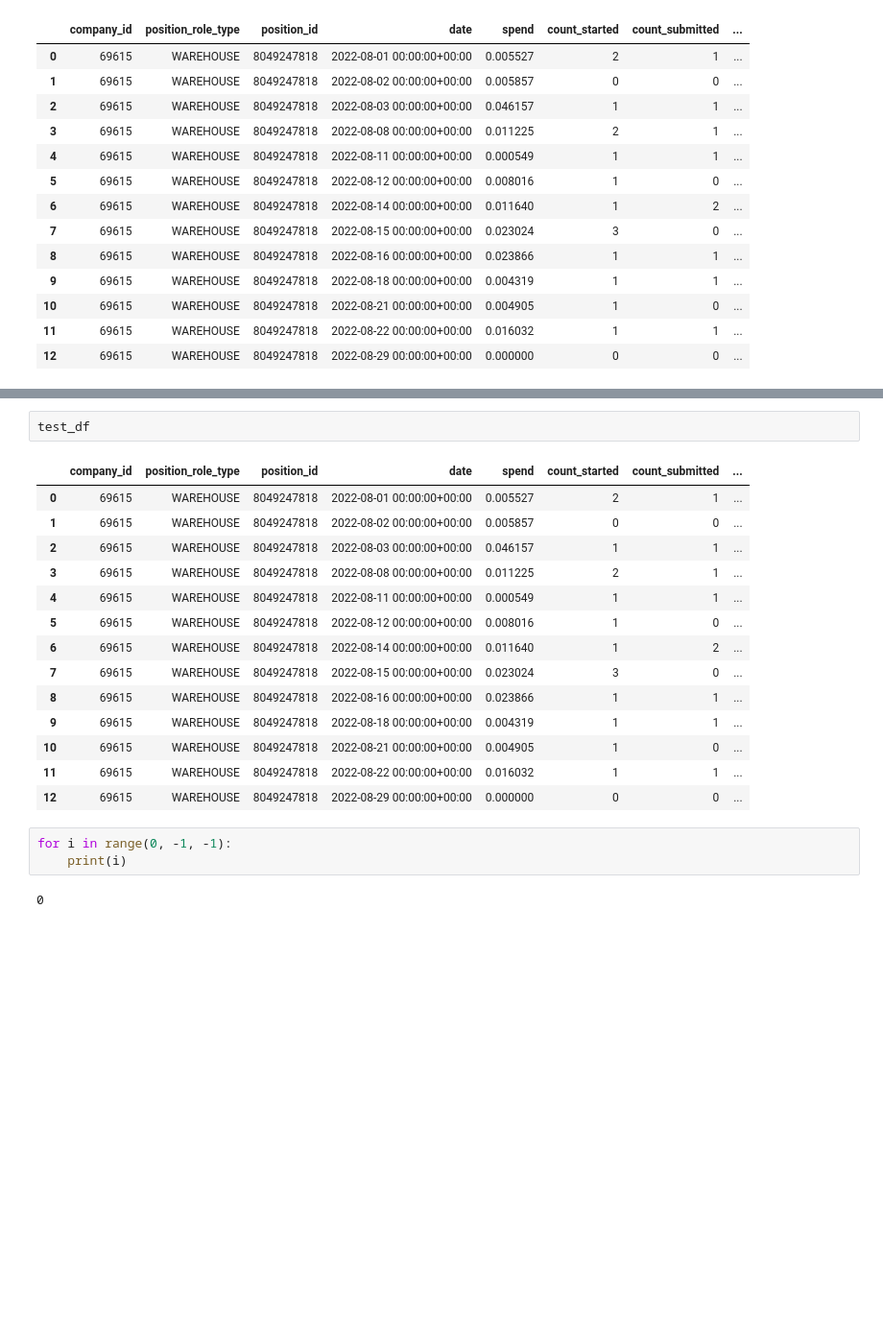
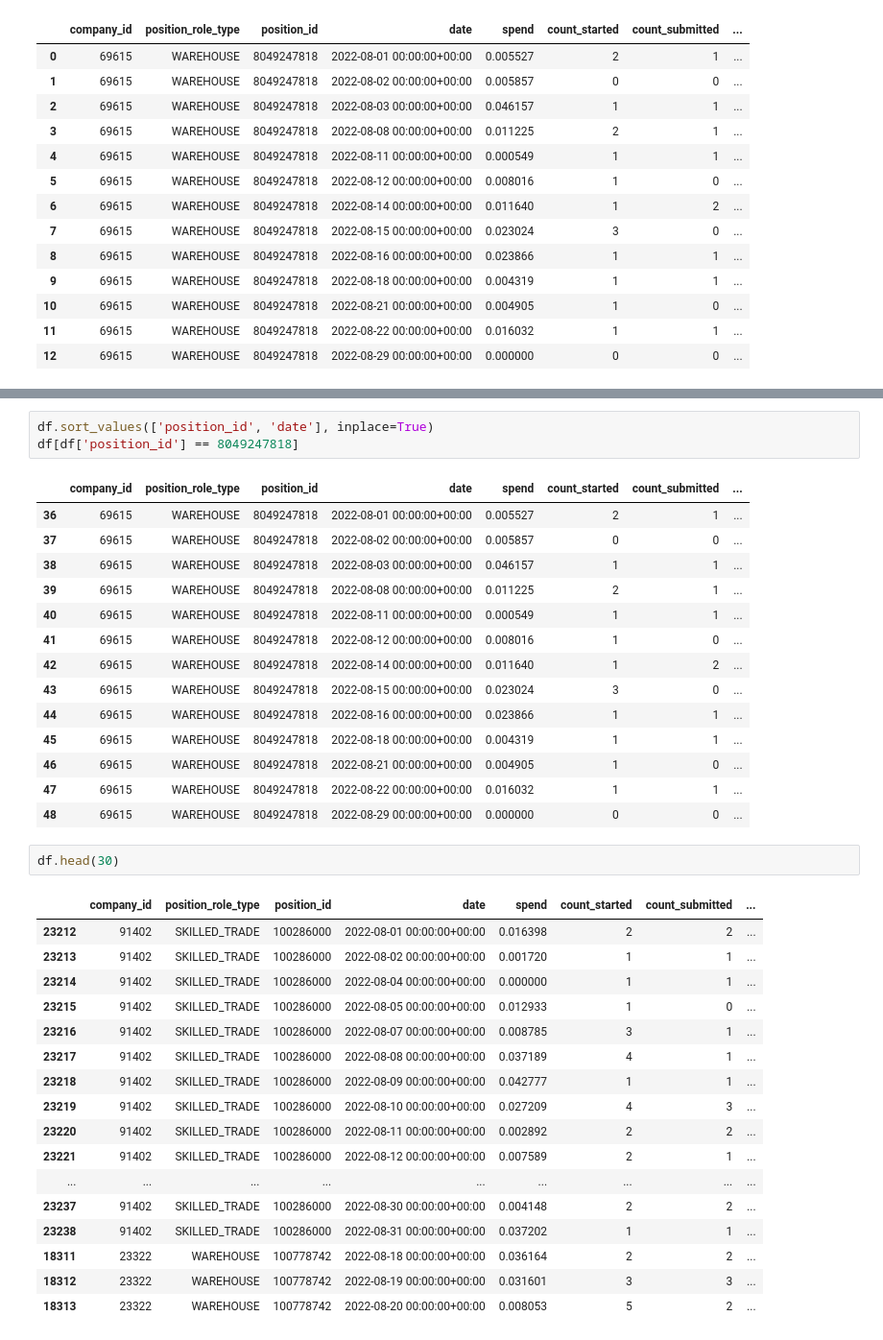
Before and after one commit to JacobTews/hiring_pipeline_analysis, a Jupyter notebook: eda.ipynb, the cells around one changed output, grey strips where cells are left out. Shown at 96% size. Cells and saved outputs as stored; diff of their text form; blank space fills up the shorter version.

```diff
--- a/eda.ipynb
+++ b/eda.ipynb
@@ -793,22 +757,38 @@ Delta: 15
 # %%
-test_df
+df.sort_values(['position_id', 'date'], inplace=True)
+df[df['position_id'] == 8049247818]
 # %% [output]
 |  | company_id | position_role_type | position_id | date | spend | count_started | count_submitted | ... |
-| 0 | 69615 | WAREHOUSE | 8049247818 | 2022-08-01 00:00:00+00:00 | 0.005527 | 2 | 1 | ... |
-| 1 | 69615 | WAREHOUSE | 8049247818 | 2022-08-02 00:00:00+00:00 | 0.005857 | 0 | 0 | ... |
-| 2 | 69615 | WAREHOUSE | 8049247818 | 2022-08-03 00:00:00+00:00 | 0.046157 | 1 | 1 | ... |
-| 3 | 69615 | WAREHOUSE | 8049247818 | 2022-08-08 00:00:00+00:00 | 0.011225 | 2 | 1 | ... |
-| 4 | 69615 | WAREHOUSE | 8049247818 | 2022-08-11 00:00:00+00:00 | 0.000549 | 1 | 1 | ... |
-| 5 | 69615 | WAREHOUSE | 8049247818 | 2022-08-12 00:00:00+00:00 | 0.008016 | 1 | 0 | ... |
-| 6 | 69615 | WAREHOUSE | 8049247818 | 2022-08-14 00:00:00+00:00 | 0.011640 | 1 | 2 | ... |
-| 7 | 69615 | WAREHOUSE | 8049247818 | 2022-08-15 00:00:00+00:00 | 0.023024 | 3 | 0 | ... |
-| 8 | 69615 | WAREHOUSE | 8049247818 | 2022-08-16 00:00:00+00:00 | 0.023866 | 1 | 1 | ... |
-| 9 | 69615 | WAREHOUSE | 8049247818 | 2022-08-18 00:00:00+00:00 | 0.004319 | 1 | 1 | ... |
-| 10 | 69615 | WAREHOUSE | 8049247818 | 2022-08-21 00:00:00+00:00 | 0.004905 | 1 | 0 | ... |
-| 11 | 69615 | WAREHOUSE | 8049247818 | 2022-08-22 00:00:00+00:00 | 0.016032 | 1 | 1 | ... |
-| 12 | 69615 | WAREHOUSE | 8049247818 | 2022-08-29 00:00:00+00:00 | 0.000000 | 0 | 0 | ... |
+| 36 | 69615 | WAREHOUSE | 8049247818 | 2022-08-01 00:00:00+00:00 | 0.005527 | 2 | 1 | ... |
+| 37 | 69615 | WAREHOUSE | 8049247818 | 2022-08-02 00:00:00+00:00 | 0.005857 | 0 | 0 | ... |
+| 38 | 69615 | WAREHOUSE | 8049247818 | 2022-08-03 00:00:00+00:00 | 0.046157 | 1 | 1 | ... |
+| 39 | 69615 | WAREHOUSE | 8049247818 | 2022-08-08 00:00:00+00:00 | 0.011225 | 2 | 1 | ... |
+| 40 | 69615 | WAREHOUSE | 8049247818 | 2022-08-11 00:00:00+00:00 | 0.000549 | 1 | 1 | ... |
+| 41 | 69615 | WAREHOUSE | 8049247818 | 2022-08-12 00:00:00+00:00 | 0.008016 | 1 | 0 | ... |
+| 42 | 69615 | WAREHOUSE | 8049247818 | 2022-08-14 00:00:00+00:00 | 0.011640 | 1 | 2 | ... |
+| 43 | 69615 | WAREHOUSE | 8049247818 | 2022-08-15 00:00:00+00:00 | 0.023024 | 3 | 0 | ... |
+| 44 | 69615 | WAREHOUSE | 8049247818 | 2022-08-16 00:00:00+00:00 | 0.023866 | 1 | 1 | ... |
+| 45 | 69615 | WAREHOUSE | 8049247818 | 2022-08-18 00:00:00+00:00 | 0.004319 | 1 | 1 | ... |
+| 46 | 69615 | WAREHOUSE | 8049247818 | 2022-08-21 00:00:00+00:00 | 0.004905 | 1 | 0 | ... |
+| 47 | 69615 | WAREHOUSE | 8049247818 | 2022-08-22 00:00:00+00:00 | 0.016032 | 1 | 1 | ... |
+| 48 | 69615 | WAREHOUSE | 8049247818 | 2022-08-29 00:00:00+00:00 | 0.000000 | 0 | 0 | ... |
-# %%
-for i in range(0, -1, -1):
-    print(i)
-# %% [output]
-0
+# %%
+df.head(30)
+# %% [output]
+|  | company_id | position_role_type | position_id | date | spend | count_started | count_submitted | ... |
+| 23212 | 91402 | SKILLED_TRADE | 100286000 | 2022-08-01 00:00:00+00:00 | 0.016398 | 2 | 2 | ... |
+| 23213 | 91402 | SKILLED_TRADE | 100286000 | 2022-08-02 00:00:00+00:00 | 0.001720 | 1 | 1 | ... |
+| 23214 | 91402 | SKILLED_TRADE | 100286000 | 2022-08-04 00:00:00+00:00 | 0.000000 | 1 | 1 | ... |
+| 23215 | 91402 | SKILLED_TRADE | 100286000 | 2022-08-05 00:00:00+00:00 | 0.012933 | 1 | 0 | ... |
+| 23216 | 91402 | SKILLED_TRADE | 100286000 | 2022-08-07 00:00:00+00:00 | 0.008785 | 3 | 1 | ... |
+| 23217 | 91402 | SKILLED_TRADE | 100286000 | 2022-08-08 00:00:00+00:00 | 0.037189 | 4 | 1 | ... |
+| 23218 | 91402 | SKILLED_TRADE | 100286000 | 2022-08-09 00:00:00+00:00 | 0.042777 | 1 | 1 | ... |
+| 23219 | 91402 | SKILLED_TRADE | 100286000 | 2022-08-10 00:00:00+00:00 | 0.027209 | 4 | 3 | ... |
+| 23220 | 91402 | SKILLED_TRADE | 100286000 | 2022-08-11 00:00:00+00:00 | 0.002892 | 2 | 2 | ... |
+| 23221 | 91402 | SKILLED_TRADE | 100286000 | 2022-08-12 00:00:00+00:00 | 0.007589 | 2 | 1 | ... |
+| ... | ... | ... | ... | ... | ... | ... | ... | ... |
+| 23237 | 91402 | SKILLED_TRADE | 100286000 | 2022-08-30 00:00:00+00:00 | 0.004148 | 2 | 2 | ... |
+| 23238 | 91402 | SKILLED_TRADE | 100286000 | 2022-08-31 00:00:00+00:00 | 0.037202 | 1 | 1 | ... |
+| 18311 | 23322 | WAREHOUSE | 100778742 | 2022-08-18 00:00:00+00:00 | 0.036164 | 2 | 2 | ... |
+| 18312 | 23322 | WAREHOUSE | 100778742 | 2022-08-19 00:00:00+00:00 | 0.031601 | 3 | 3 | ... |
+| 18313 | 23322 | WAREHOUSE | 100778742 | 2022-08-20 00:00:00+00:00 | 0.008053 | 5 | 2 | ... |
```
Also changed, not shown: parts of 6 cells of this notebook.
